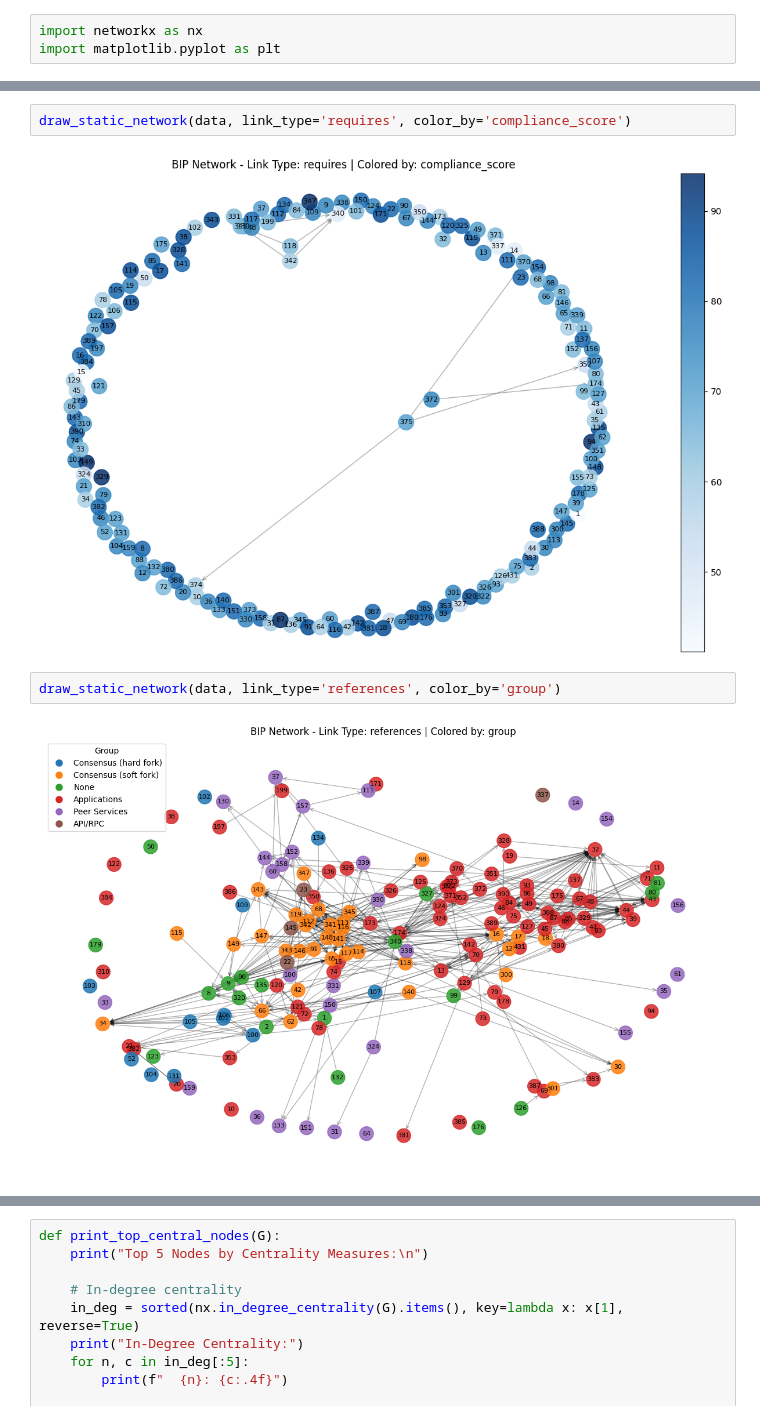
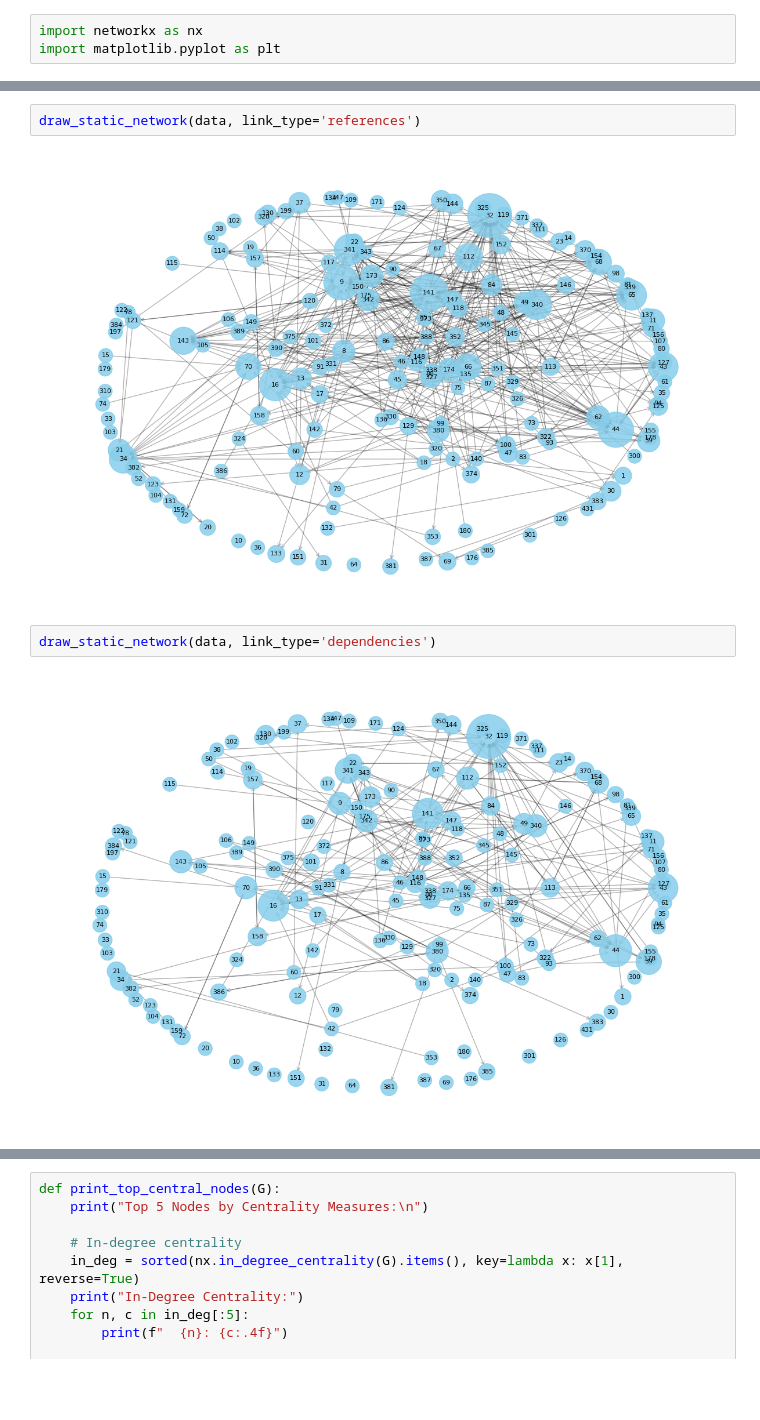
Before and after one commit to SEG-UNIBE/cdv-explorer, a Jupyter notebook: Research_questions/RQ3/RQ3_notebook.ipynb, the cells around one changed output, grey strips where cells are left out. Drawn from its saved outputs; the diff is of its cells as text; blank space fills up the shorter version.

```diff
--- a/Research_questions/RQ3/RQ3_notebook.ipynb
+++ b/Research_questions/RQ3/RQ3_notebook.ipynb
@@ -85,8 +113,8 @@ draw_static_network(data, link_type='references', color_by='group')
 # %%
-draw_static_network(data, link_type='requires', color_by='compliance_score')
+draw_static_network(data, link_type='references')
 # %% [output]
-[figure, old version]
+[figure, new version]
 # %%
-draw_static_network(data, link_type='references', color_by='group')
+draw_static_network(data, link_type='dependencies')
 # %% [output]
-[figure, old version]
+[figure, new version]
```
Also changed, not shown: parts of 29 cells of this notebook, 17 other files.
